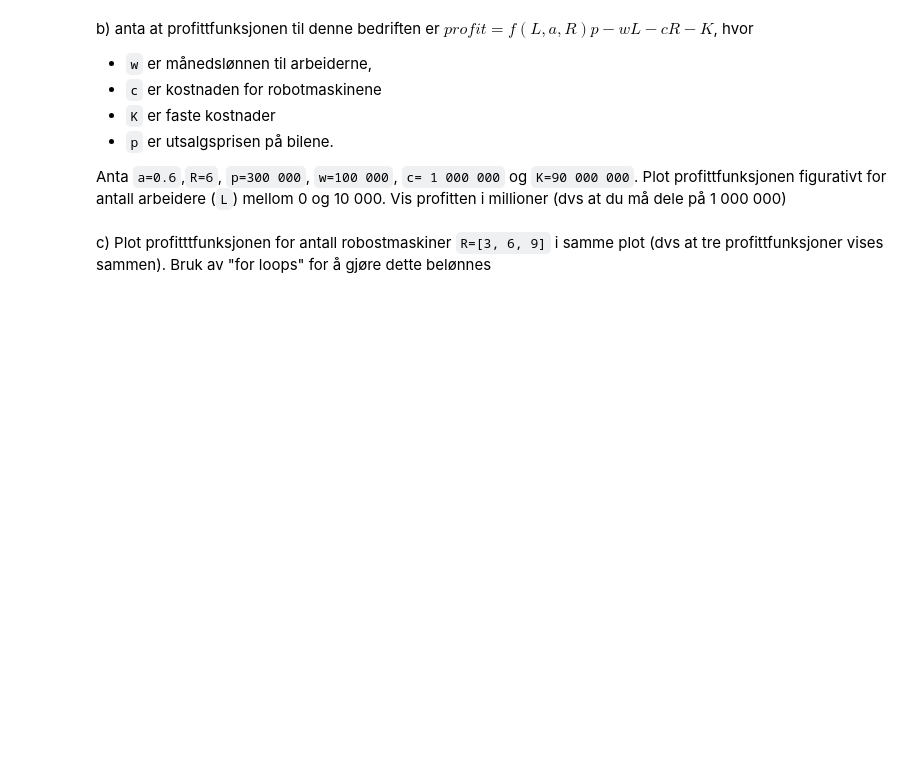
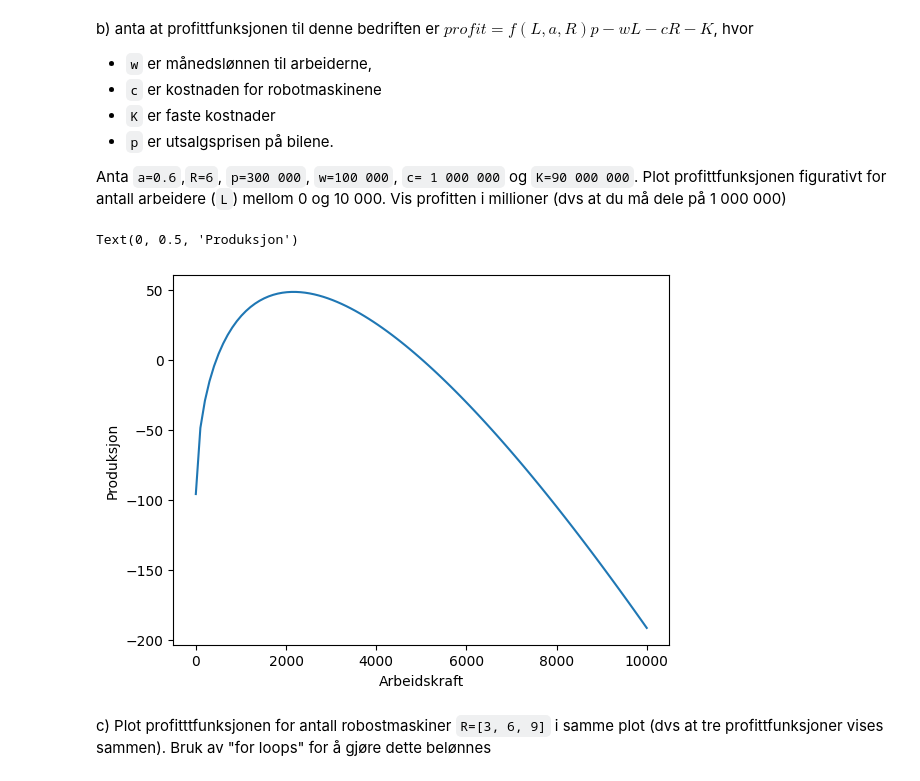
Before and after one commit to osa032/SOK_1003, a Jupyter notebook: SOK-1003-eksamen-2022-mappe2.ipynb, the cells around one changed output. Cells and saved outputs as stored; diff of their text form; code cells hidden in the pictures; blank space fills up the shorter version.

```diff
--- a/SOK-1003-eksamen-2022-mappe2.ipynb
+++ b/SOK-1003-eksamen-2022-mappe2.ipynb
@@ -223,5 +271,22 @@ b) anta at profittfunksjonen til denne bedriften er ${profit = f(L, a, R)p-wL-cR
 - `p` er utsalgsprisen på bilene.
 
 Anta `a=0.6`,`R=6`, `p=300 000`, `w=100 000`, `c= 1 000 000` og `K=90 000 000`. Plot profittfunksjonen figurativt for antall arbeidere (`L`) mellom 0 og 10 000. Vis profitten i millioner (dvs at du må dele på 1 000 000)
+# %%
+def profit(p,L,a,R,w,c,K):
+    return product(R, L, a)*p-w*L-c*R-K
+
+x = np.linspace(0,10000,100)
+a=0.6
+R=6
+p=300000
+w=100000
+c=1000000
+K=90000000
+plt.plot(x,(profit(p,x,a,R,w,c,K))/10**6)
+plt.xlabel('Arbeidskraft')
+plt.ylabel('Produksjon')
+# %% [output]
+Text(0, 0.5, 'Produksjon')
+[figure, added]
 # %% [markdown]
 c) Plot profitttfunksjonen for antall robostmaskiner `R=[3, 6, 9]` i samme plot (dvs at tre profittfunksjoner vises sammen). Bruk av "for loops" for å gjøre dette belønnes
```
Also changed, not shown: parts of 11 cells of this notebook.
